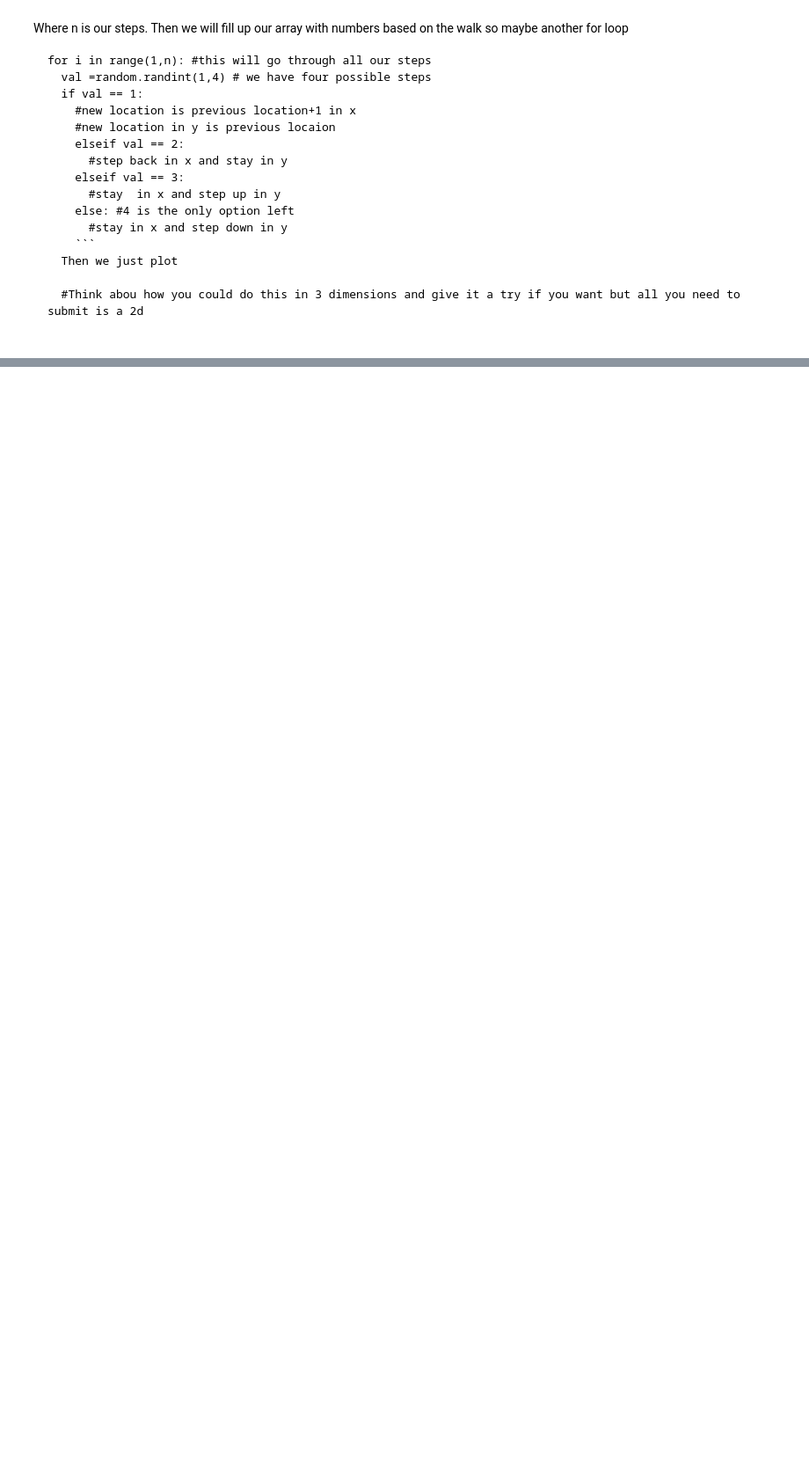
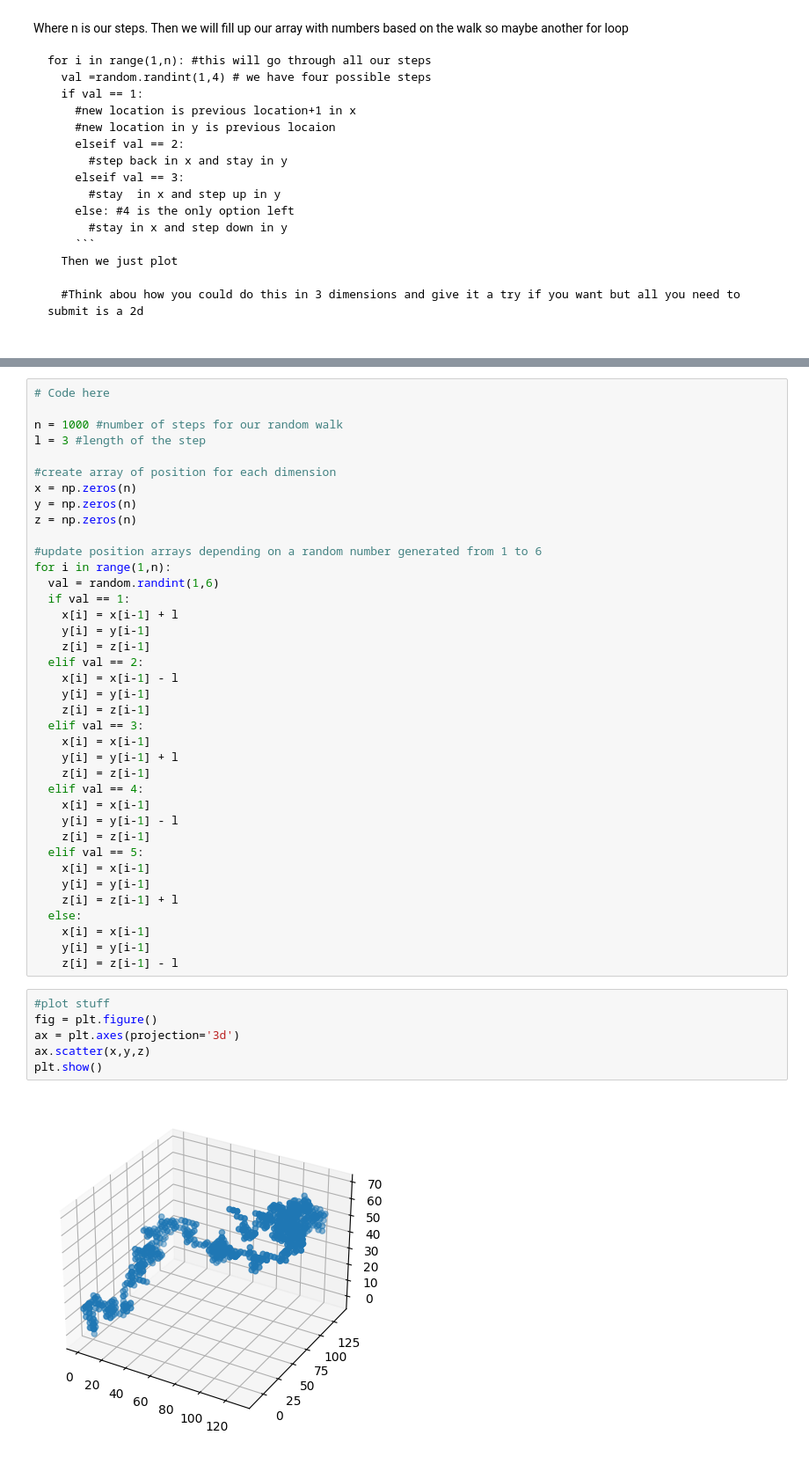
Before and after one commit to Logan-Bz/PHYS3025Work, a Jupyter notebook: PHYS3025_Activty2.ipynb, the cells around one changed output, grey strips where cells are left out. Shown at 88% size. Drawn from its saved outputs; the diff is of its cells as text; blank space fills up the shorter version.

```diff
--- a/PHYS3025_Activty2.ipynb
+++ b/PHYS3025_Activty2.ipynb
@@ -250,0 +226,46 @@ plt.plot(x,y)
+# %%
+# Code here
+
+n = 1000 #number of steps for our random walk
+l = 3 #length of the step
+
+#create array of position for each dimension
+x = np.zeros(n)
+y = np.zeros(n)
+z = np.zeros(n)
+
+#update position arrays depending on a random number generated from 1 to 6
+for i in range(1,n):
+  val = random.randint(1,6)
+  if val == 1:
+    x[i] = x[i-1] + l
+    y[i] = y[i-1]
+    z[i] = z[i-1]
+  elif val == 2:
+    x[i] = x[i-1] - l
+    y[i] = y[i-1]
+    z[i] = z[i-1]
+  elif val == 3:
+    x[i] = x[i-1]
+    y[i] = y[i-1] + l
+    z[i] = z[i-1]
+  elif val == 4:
+    x[i] = x[i-1]
+    y[i] = y[i-1] - l
+    z[i] = z[i-1]
+  elif val == 5:
+    x[i] = x[i-1]
+    y[i] = y[i-1]
+    z[i] = z[i-1] + l
+  else:
+    x[i] = x[i-1]
+    y[i] = y[i-1]
+    z[i] = z[i-1] - l
+# %%
+#plot stuff
+fig = plt.figure()
+ax = plt.axes(projection='3d')
+ax.scatter(x,y,z)
+plt.show()
+# %% [output]
+[figure, added]
```
Also changed, not shown: parts of 3 cells of this notebook.
